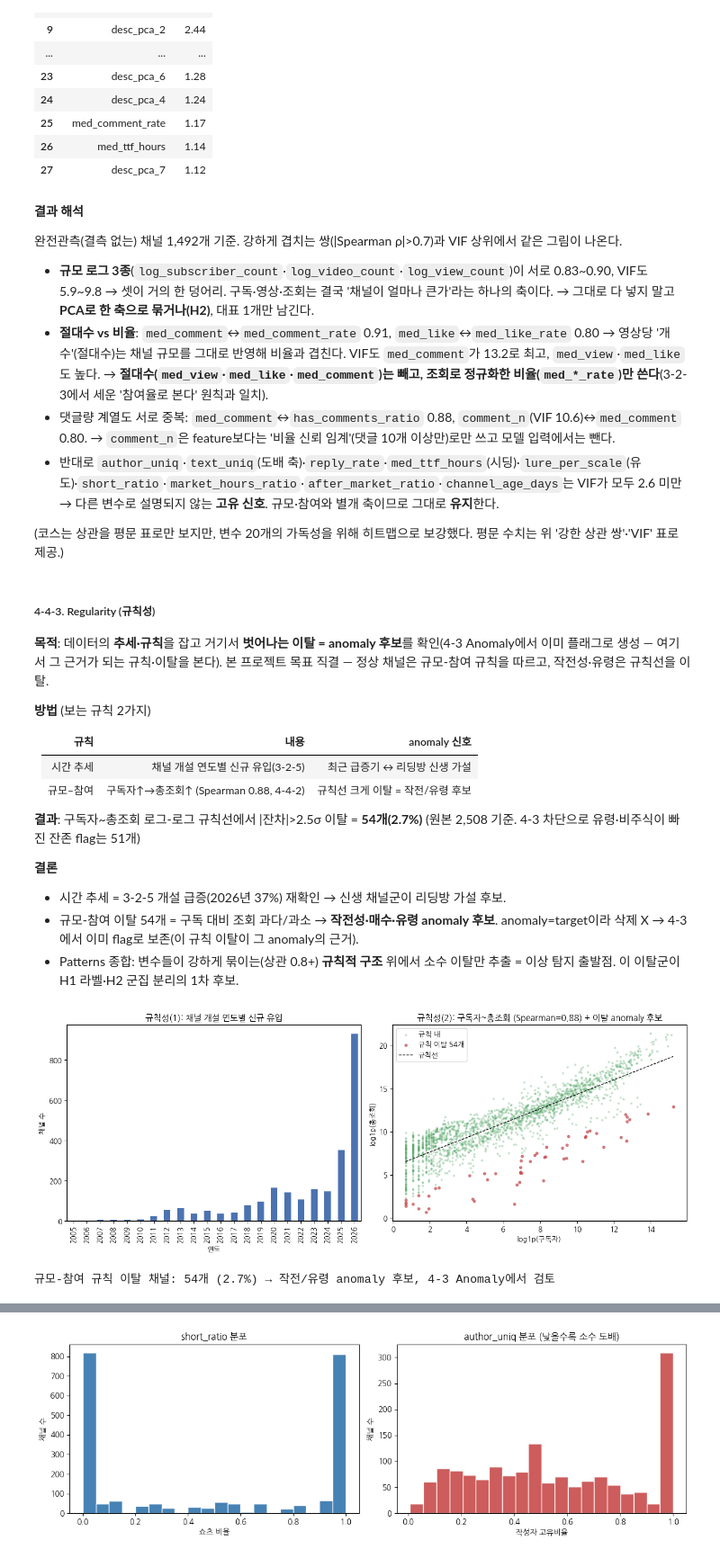
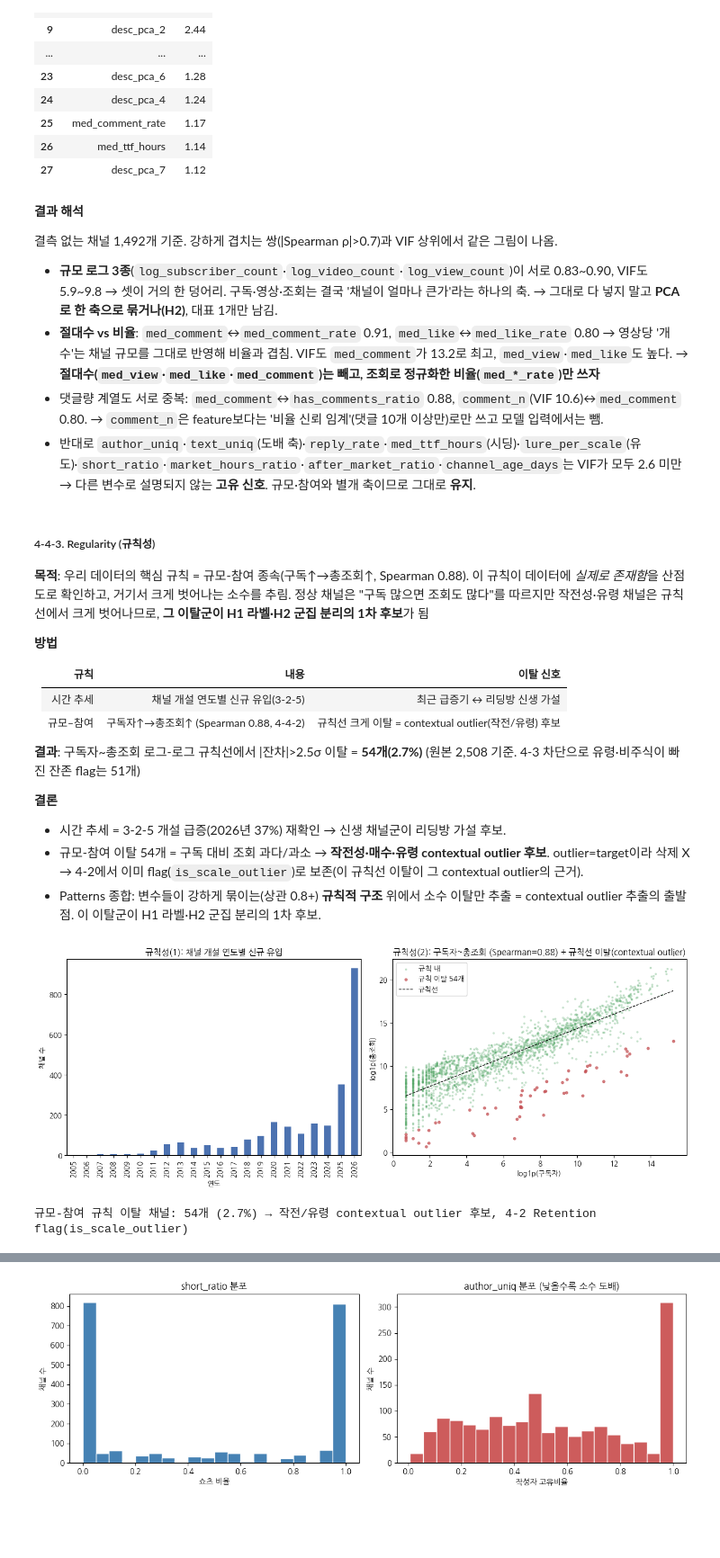
Before and after one commit to songyaeji/StockGuard_for_YouTube, a Jupyter notebook: notebooks/preprocessing.ipynb, the cells around one changed output, grey strips where cells are left out. Shown at 90% size. Cells and saved outputs as stored; diff of their text form; code cells hidden in the pictures; blank space fills up the shorter version.

```diff
--- a/notebooks/preprocessing.ipynb
+++ b/notebooks/preprocessing.ipynb
@@ -2028,60 +2035,58 @@ VIF (높을수록 다른 feature와 중복, >10 = 강한 중복)
 # %% [markdown]
 **결과 해석**
 
-완전관측(결측 없는) 채널 1,492개 기준. 강하게 겹치는 쌍(|Spearman ρ|>0.7)과 VIF 상위에서 같은 그림이 나온다.
+결측 없는 채널 1,492개 기준. 강하게 겹치는 쌍(|Spearman ρ|>0.7)과 VIF 상위에서 같은 그림이 나옴.
 
-- **규모 로그 3종**(`log_subscriber_count`·`log_video_count`·`log_view_count`)이 서로 0.83~0.90, VIF도 5.9~9.8 → 셋이 거의 한 덩어리. 구독·영상·조회는 결국 '채널이 얼마나 큰가'라는 하나의 축이다. → 그대로 다 넣지 말고 **PCA로 한 축으로 묶거나(H2)**, 대표 1개만 남긴다.
-- **절대수 vs 비율**: `med_comment`↔`med_comment_rate` 0.91, `med_like`↔`med_like_rate` 0.80 → 영상당 '개수'(절대수)는 채널 규모를 그대로 반영해 비율과 겹친다. VIF도 `med_comment`가 13.2로 최고, `med_view`·`med_like`도 높다. → **절대수(`med_view`·`med_like`·`med_comment`)는 빼고, 조회로 정규화한 비율(`med_*_rate`)만 쓴다**(3-2-3에서 세운 '참여율로 본다' 원칙과 일치).
-- 댓글량 계열도 서로 중복: `med_comment`↔`has_comments_ratio` 0.88, `comment_n`(VIF 10.6)↔`med_comment` 0.80. → `comment_n`은 feature보다는 '비율 신뢰 임계'(댓글 10개 이상만)로만 쓰고 모델 입력에서는 뺀다.
-- 반대로 `author_uniq`·`text_uniq`(도배 축)·`reply_rate`·`med_ttf_hours`(시딩)·`lure_per_scale`(유도)·`short_ratio`·`market_hours_ratio`·`after_market_ratio`·`channel_age_days`는 VIF가 모두 2.6 미만 → 다른 변수로 설명되지 않는 **고유 신호**. 규모·참여와 별개 축이므로 그대로 **유지**한다.
-
-(코스는 상관을 평문 표로만 보지만, 변수 20개의 가독성을 위해 히트맵으로 보강했다. 평문 수치는 위 '강한 상관 쌍'·'VIF' 표로 제공.)
+- **규모 로그 3종**(`log_subscriber_count`·`log_video_count`·`log_view_count`)이 서로 0.83~0.90, VIF도 5.9~9.8 → 셋이 거의 한 덩어리. 구독·영상·조회는 결국 '채널이 얼마나 큰가'라는 하나의 축. → 그대로 다 넣지 말고 **PCA로 한 축으로 묶거나(H2)**, 대표 1개만 남김.
+- **절대수 vs 비율**: `med_comment`↔`med_comment_rate` 0.91, `med_like`↔`med_like_rate` 0.80 → 영상당 '개수'는 채널 규모를 그대로 반영해 비율과 겹침. VIF도 `med_comment`가 13.2로 최고, `med_view`·`med_like`도 높다. → **절대수(`med_view`·`med_like`·`med_comment`)는 빼고, 조회로 정규화한 비율(`med_*_rate`)만 쓰자**
+- 댓글량 계열도 서로 중복: `med_comment`↔`has_comments_ratio` 0.88, `comment_n`(VIF 10.6)↔`med_comment` 0.80. → `comment_n`은 feature보다는 '비율 신뢰 임계'(댓글 10개 이상만)로만 쓰고 모델 입력에서는 뺌.
+- 반대로 `author_uniq`·`text_uniq`(도배 축)·`reply_rate`·`med_ttf_hours`(시딩)·`lure_per_scale`(유도)·`short_ratio`·`market_hours_ratio`·`after_market_ratio`·`channel_age_days`는 VIF가 모두 2.6 미만 → 다른 변수로 설명되지 않는 **고유 신호**. 규모·참여와 별개 축이므로 그대로 **유지**.
 # %% [markdown]
 ##### 4-4-3. Regularity (규칙성)
-**목적**: 데이터의 **추세·규칙**을 잡고 거기서 **벗어나는 이탈 = anomaly 후보**를 확인(4-3 Anomaly에서 이미 플래그로 생성 — 여기서 그 근거가 되는 규칙·이탈을 본다). 본 프로젝트 목표 직결 — 정상 채널은 규모-참여 규칙을 따르고, 작전성·유령은 규칙선을 이탈.
+**목적**: 우리 데이터의 핵심 규칙 = 규모-참여 종속(구독↑→총조회↑, Spearman 0.88). 이 규칙이 데이터에 *실제로 존재함*을 산점도로 확인하고, 거기서 크게 벗어나는 소수를 추림. 정상 채널은 "구독 많으면 조회도 많다"를 따르지만 작전성·유령 채널은 규칙선에서 크게 벗어나므로, **그 이탈군이 H1 라벨·H2 군집 분리의 1차 후보**가 됨
 
-**방법** (보는 규칙 2가지)
+**방법**
 
-| 규칙 | 내용 | anomaly 신호 |
+| 규칙 | 내용 | 이탈 신호 |
 |---|---|---|
 | 시간 추세 | 채널 개설 연도별 신규 유입(3-2-5) | 최근 급증기 ↔ 리딩방 신생 가설 |
-| 규모–참여 | 구독자↑→총조회↑ (Spearman 0.88, 4-4-2) | 규칙선 크게 이탈 = 작전/유령 후보 |
+| 규모–참여 | 구독자↑→총조회↑ (Spearman 0.88, 4-4-2) | 규칙선 크게 이탈 = contextual outlier(작전/유령) 후보 |
 
 **결과**: 구독자~총조회 로그-로그 규칙선에서 |잔차|>2.5σ 이탈 = **54개(2.7%)** (원본 2,508 기준. 4-3 차단으로 유령·비주식이 빠진 잔존 flag는 51개)
 
 **결론**
 - 시간 추세 = 3-2-5 개설 급증(2026년 37%) 재확인 → 신생 채널군이 리딩방 가설 후보.
-- 규모-참여 이탈 54개 = 구독 대비 조회 과다/과소 → **작전성·매수·유령 anomaly 후보**. anomaly=target이라 삭제 X → 4-3에서 이미 flag로 보존(이 규칙 이탈이 그 anomaly의 근거).
-- Patterns 종합: 변수들이 강하게 묶이는(상관 0.8+) **규칙적 구조** 위에서 소수 이탈만 추출 = 이상 탐지 출발점. 이 이탈군이 H1 라벨·H2 군집 분리의 1차 후보.
+- 규모-참여 이탈 54개 = 구독 대비 조회 과다/과소 → **작전성·매수·유령 contextual outlier 후보**. outlier=target이라 삭제 X → 4-2에서 이미 flag(`is_scale_outlier`)로 보존(이 규칙선 이탈이 그 contextual outlier의 근거).
+- Patterns 종합: 변수들이 강하게 묶이는(상관 0.8+) **규칙적 구조** 위에서 소수 이탈만 추출 = contextual outlier 추출의 출발점. 이 이탈군이 H1 라벨·H2 군집 분리의 1차 후보.
 # %%
 m = (df_channels['subscriber_count'] > 0) & (df_channels['view_count'] > 0)
 chm = df_channels[m].copy()
 x, y = np.log1p(chm['subscriber_count']), np.log1p(chm['view_count'])
 rho = chm[['subscriber_count','view_count']].corr(method='spearman').iloc[0,1]
 
 fig, ax = plt.subplots(1, 2, figsize=(13, 5))
 # (1) 시간 추세: 개설 연도별 신규 채널
 yr = pd.to_datetime(df_channels['published_at'], format='ISO8601', utc=True).dt.year
 yr.value_counts().sort_index().plot(kind='bar', ax=ax[0], color='#4c72b0')
 ax[0].set_title('규칙성(1): 채널 개설 연도별 신규 유입'); ax[0].set_xlabel('연도'); ax[0].set_ylabel('채널 수')
 
-# (2) 규모-참여 규칙선 + 이탈(anomaly 후보)
+# (2) 규모-참여 규칙선 + 이탈(contextual outlier 후보)
 coef = np.polyfit(x, y, 1)                       # 규칙선(로그-로그 추세)
 resid = y - np.polyval(coef, x)                  # 규칙에서의 이탈
 thr = 2.5 * resid.std()                          # 큰 이탈 임계
 out = resid.abs() > thr
 ax[1].scatter(x[~out], y[~out], s=5, alpha=0.25, color='#55a868', label='규칙 내')
 ax[1].scatter(x[out],  y[out],  s=12, alpha=0.7, color='#c44e52', label=f'규칙 이탈 {int(out.sum())}개')
 ax[1].plot(np.sort(x), np.polyval(coef, np.sort(x)), 'k--', lw=1, label='규칙선')
 ax[1].set_xlabel('log1p(구독자)'); ax[1].set_ylabel('log1p(총조회)')
-ax[1].set_title(f'규칙성(2): 구독자~총조회 (Spearman={rho:.2f}) + 이탈 anomaly 후보')
+ax[1].set_title(f'규칙성(2): 구독자~총조회 (Spearman={rho:.2f}) + 규칙선 이탈(contextual outlier)')
 ax[1].legend()
 plt.tight_layout(); plt.show()
 
-print(f'규모-참여 규칙 이탈 채널: {int(out.sum())}개 ({out.mean()*100:.1f}%) → 작전/유령 anomaly 후보, 4-3 Anomaly에서 검토')
+print(f'규모-참여 규칙 이탈 채널: {int(out.sum())}개 ({out.mean()*100:.1f}%) → 작전/유령 contextual outlier 후보, 4-2 Retention flag(is_scale_outlier)')
 # %% [output]
-[figure, old version]
+[figure, new version]
-규모-참여 규칙 이탈 채널: 54개 (2.7%) → 작전/유령 anomaly 후보, 4-3 Anomaly에서 검토
+규모-참여 규칙 이탈 채널: 54개 (2.7%) → 작전/유령 contextual outlier 후보, 4-2 Retention flag(is_scale_outlier)
 # %% [markdown]
 ##### 4-4-3 (이어서) — 행동 분포의 규칙성 + H2 군집 미리보기
 
```
Also changed, not shown: parts of 32 cells of this notebook, 2 other files.
